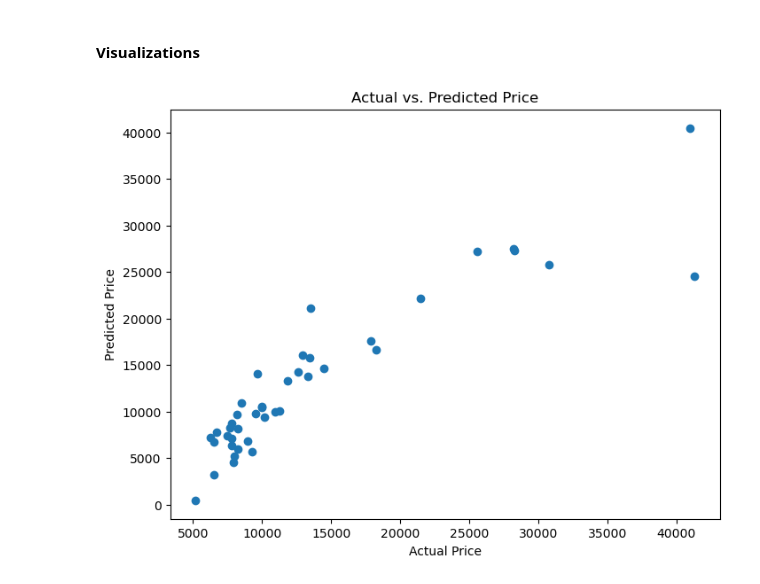
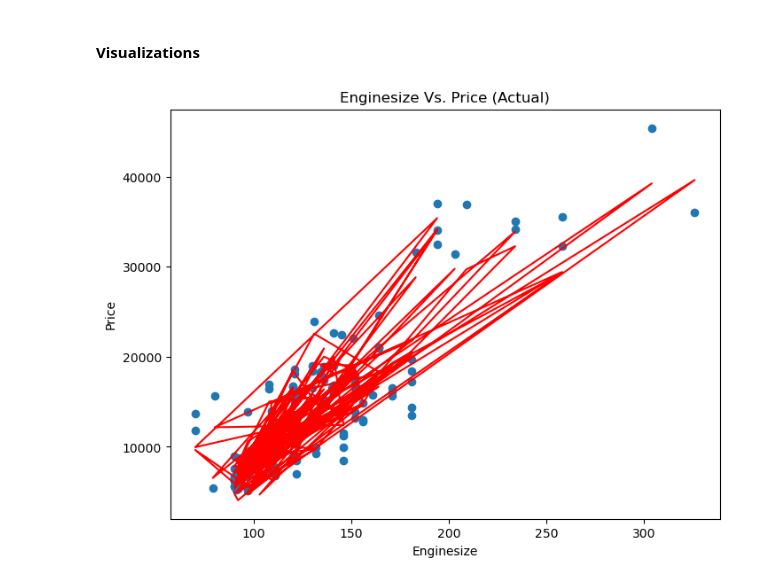
Before and after one commit to adars124/ML-practice, a Jupyter notebook: practical/Linear Regression Assignment.ipynb, the cells around one changed output. Drawn from its saved outputs; the diff is of its cells as text; code cells hidden in the pictures.

```diff
--- a/practical/Linear Regression Assignment.ipynb
+++ b/practical/Linear Regression Assignment.ipynb
@@ -194,11 +215,13 @@ Test R2 Score: 0.8157782951566289
 # %% [markdown]
 #### Visualizations
 # %%
+# Plot enginesize vs. price
 plt.figure(figsize=(8, 6))
-plt.scatter(y_test, y_pred_test)
-plt.xlabel('Actual Price')
-plt.ylabel('Predicted Price')
-plt.title('Actual vs. Predicted Price')
+plt.title('Enginesize Vs. Price (Actual)')
+plt.scatter(X_train['enginesize'], y_train)
+plt.plot(for i in X_train['enginesize'], y_pred_train, c='r')
+plt.xlabel('Enginesize')
+plt.ylabel('Price')
 plt.show()
 # %% [output]
-[figure, old version]
+[figure, new version]
```
Also changed, not shown: parts of 5 cells of this notebook.
